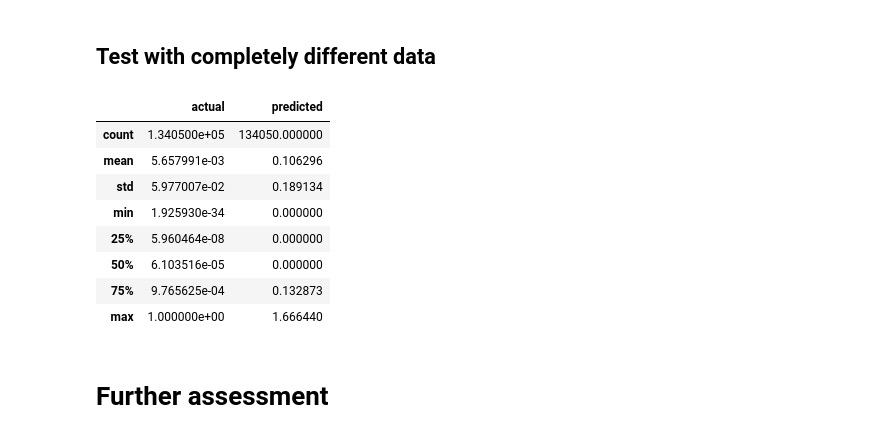
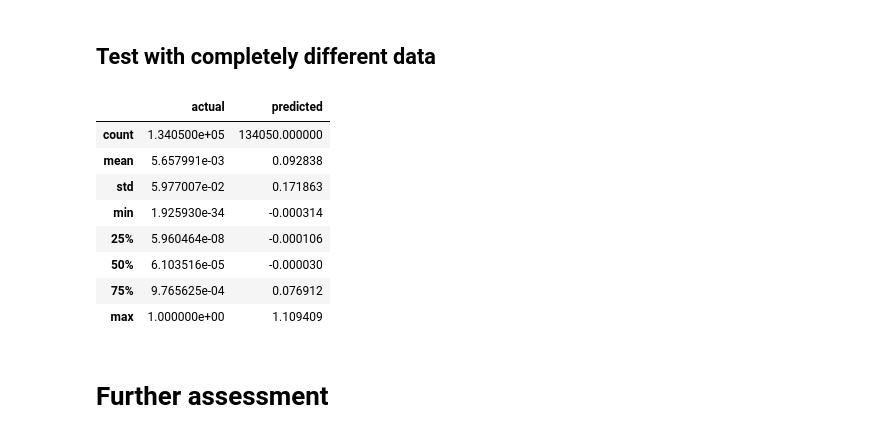
Before and after one commit to phenal-projects/phylogeom, a Jupyter notebook: notebooks/support_values.ipynb, the cells around one changed output. Saved outputs shown, nothing was run; the diff lists cells and outputs as text; code cells hidden in the pictures.

```diff
--- a/notebooks/support_values.ipynb
+++ b/notebooks/support_values.ipynb
@@ -191,25 +191,25 @@ test_dl = DataLoader(
 )
 # %%
 nplist = list()
-for data in test_dataset:
+for data in test_dl:
     with torch.no_grad():
         data.x, data.edge_index, data.edge_attr = data.x.float(), data.edge_index.long(), data.edge_attr.float()  # CLEAN IT!!!!!
         out = model(data.to(torch.device('cuda')))
         nodes = torch.stack(torch.unique(data.edge_index[0], return_counts=True))
         internodes = nodes[0, nodes[1]!=1]
         nplist.append(np.concatenate([data.y[internodes].cpu().numpy(), out[internodes].detach().cpu().numpy()], axis=1))
 test_results = pd.DataFrame(np.concatenate(nplist, 0), columns=['actual', 'predicted'])
 test_results.describe()
 # %% [output]
 |  | actual | predicted |
 | count | 1.340500e+05 | 134050.000000 |
-| mean | 5.657991e-03 | 0.106296 |
-| std | 5.977007e-02 | 0.189134 |
-| min | 1.925930e-34 | 0.000000 |
-| 25% | 5.960464e-08 | 0.000000 |
-| 50% | 6.103516e-05 | 0.000000 |
-| 75% | 9.765625e-04 | 0.132873 |
-| max | 1.000000e+00 | 1.666440 |
+| mean | 5.657991e-03 | 0.092838 |
+| std | 5.977007e-02 | 0.171863 |
+| min | 1.925930e-34 | -0.000314 |
+| 25% | 5.960464e-08 | -0.000106 |
+| 50% | 6.103516e-05 | -0.000030 |
+| 75% | 9.765625e-04 | 0.076912 |
+| max | 1.000000e+00 | 1.109409 |
 # %%
 test_results = pd.DataFrame(np.concatenate(nplist), columns=['actual', 'predicted'])
 # %% [markdown]
```
Also changed, not shown: parts of 9 cells of this notebook, 1 other file.
